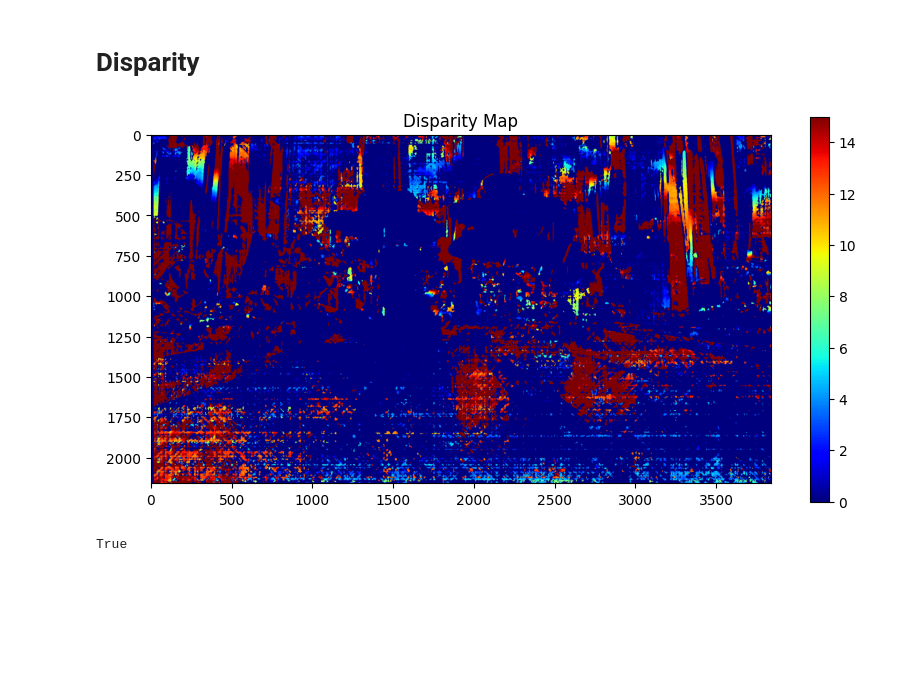
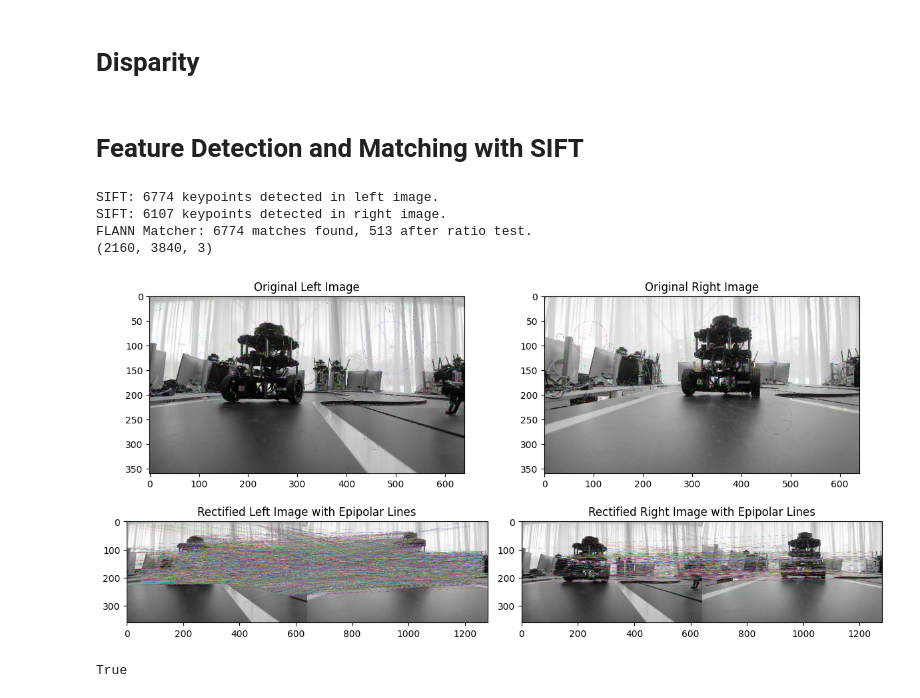
Before and after one commit to rafayaamirgull/stereo_reconstruction_cv, a Jupyter notebook: main.ipynb, the cells around one changed output. Drawn from its saved outputs; the diff is of its cells as text; code cells hidden in the pictures; blank space fills up the shorter version.

```diff
--- a/main.ipynb
+++ b/main.ipynb
@@ -460,22 +418,0 @@ def visualize_point_cloud(
-# %%
-# 5. Disparity Calculation
-disparity_map = compute_disparity_map(imgL, imgR, 16, 0)
-
-plt.figure(figsize=(10,5))
-plt.imshow(disparity_map, cmap='jet')
-plt.title("Disparity Map")
-plt.colorbar()
-plt.show()
-
-# 6. 3D Reconstruction
-points_3D = reconstruct_3D(disparity_map, Q)
-# 7. Visualization
-visualize_point_cloud(points_3D, cv2.cvtColor(imgL_color, cv2.COLOR_BGR2RGB), disparity_map)
-
-#Optional: Save the point cloud
-pcd = o3d.geometry.PointCloud()
-pcd.points = o3d.utility.Vector3dVector(points_3D.reshape(-1, 3))
-o3d.io.write_point_cloud(f"{dataset_name}_point_cloud.ply", pcd)
-# %% [output]
-[figure, removed]
-True
@@ -481,0 +443,2 @@ True
+# %% [markdown]
+# Feature Detection and Matching with SIFT
@@ -481,0 +532,39 @@ True
+# %%
+(imgL_with_kp, imgR_with_kp, img_matches, img_good_matches, pts1, pts2) = (
+    feat_detect_match("dataset/d3")
+)
+
+# Display the results
+plt.figure(figsize=(12, 6))
+
+plt.subplot(2, 2, 1)
+plt.title("Original Left Image")
+plt.imshow(imgL_with_kp)
+
+plt.subplot(2, 2, 2)
+plt.title("Original Right Image")
+plt.imshow(imgR_with_kp)
+
+plt.subplot(2, 2, 3)
+plt.title("Rectified Left Image with Epipolar Lines")
+plt.imshow(img_matches)
+
+plt.subplot(2, 2, 4)
+plt.title("Rectified Right Image with Epipolar Lines")
+plt.imshow(img_good_matches)
+
+plt.tight_layout()
+plt.show()
+
+# Save the rectified images
+cv2.imwrite("imgL_with_kp.jpg", imgL_with_kp)
+cv2.imwrite("imgR_with_kp.jpg", imgR_with_kp)
+cv2.imwrite("img_matches.jpg", img_matches)
+cv2.imwrite("img_good_matches.jpg", img_good_matches)
+# %% [output]
+SIFT: 6774 keypoints detected in left image.
+SIFT: 6107 keypoints detected in right image.
+FLANN Matcher: 6774 matches found, 513 after ratio test.
+(2160, 3840, 3)
+[figure, added]
+True
```
Also changed, not shown: parts of 13 cells of this notebook.
